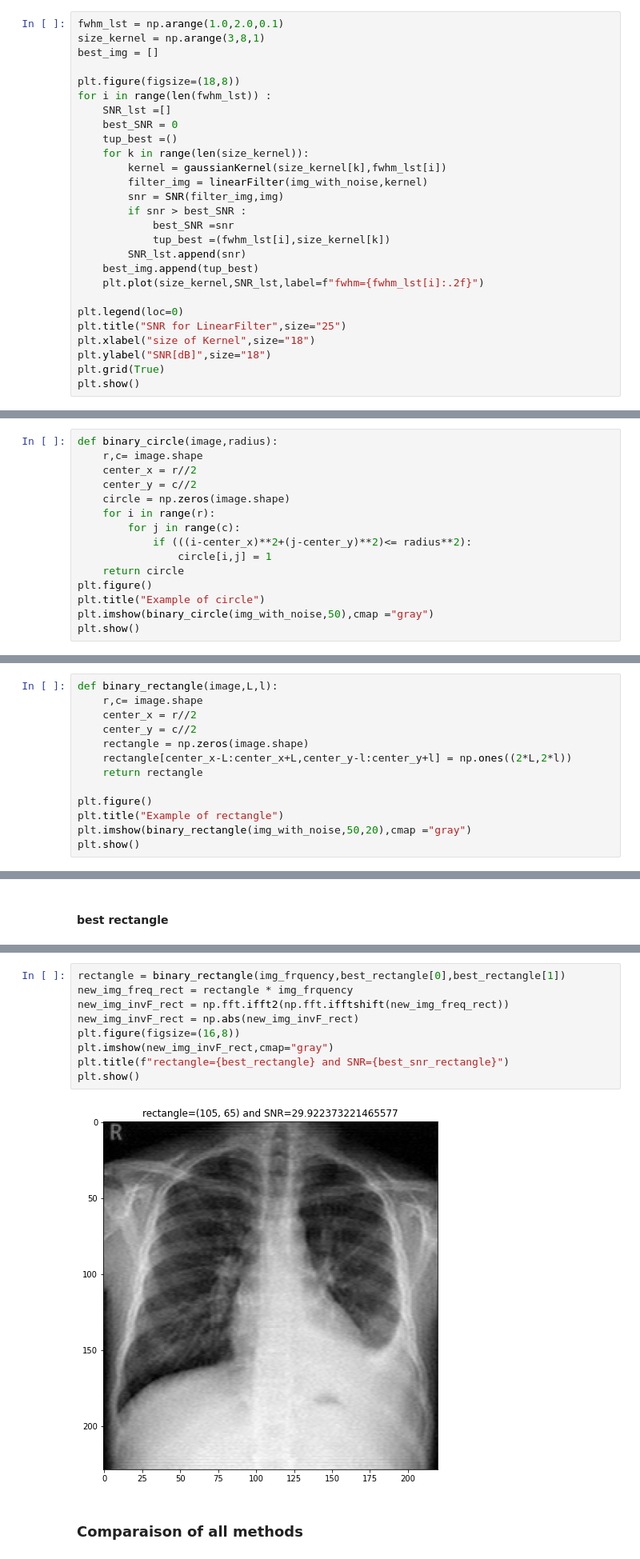
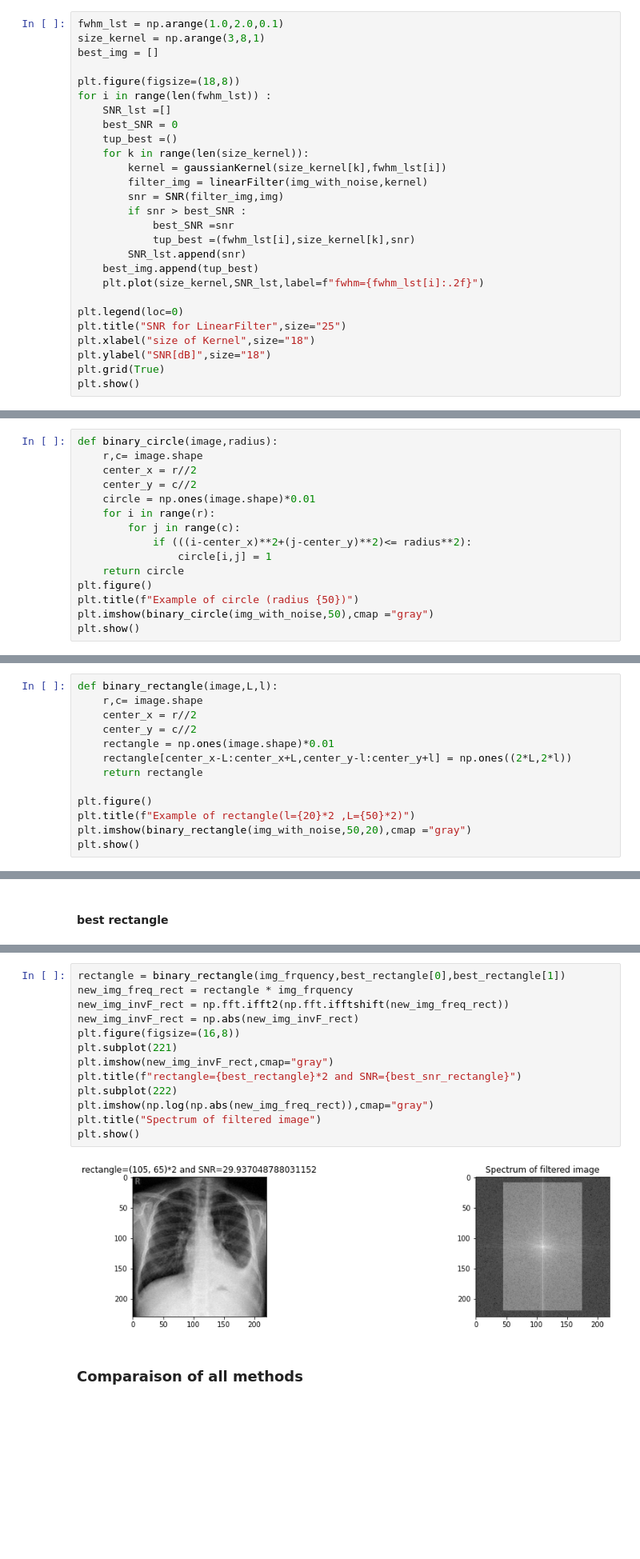
Before and after one commit to gdeside/LGBIO2050_medical_imaging, a Jupyter notebook: Challenge2/Denoising.ipynb, the cells around one changed output, grey strips where cells are left out. Shown at 80% size. Drawn from its saved outputs; the diff is of its cells as text; blank space fills up the shorter version.

```diff
--- a/Challenge2/Denoising.ipynb
+++ b/Challenge2/Denoising.ipynb
@@ -199,7 +206,7 @@ for i in range(len(fwhm_lst)) :
         snr = SNR(filter_img,img)
         if snr > best_SNR :
             best_SNR =snr
-            tup_best =(fwhm_lst[i],size_kernel[k])
+            tup_best =(fwhm_lst[i],size_kernel[k],snr)
         SNR_lst.append(snr)
     best_img.append(tup_best)
     plt.plot(size_kernel,SNR_lst,label=f"fwhm={fwhm_lst[i]:.2f}")
@@ -259,14 +270,14 @@ def binary_circle(image,radius):
     r,c= image.shape
     center_x = r//2
     center_y = c//2
-    circle = np.zeros(image.shape)
+    circle = np.ones(image.shape)*0.01
     for i in range(r):
         for j in range(c):
             if (((i-center_x)**2+(j-center_y)**2)<= radius**2):
                 circle[i,j] = 1
     return circle
 plt.figure()
-plt.title("Example of circle")
+plt.title(f"Example of circle (radius {50})")
 plt.imshow(binary_circle(img_with_noise,50),cmap ="gray")
 plt.show()
 # %% [output]
@@ -278,12 +289,12 @@ def binary_rectangle(image,L,l):
     r,c= image.shape
     center_x = r//2
     center_y = c//2
-    rectangle = np.zeros(image.shape)
+    rectangle = np.ones(image.shape)*0.01
     rectangle[center_x-L:center_x+L,center_y-l:center_y+l] = np.ones((2*L,2*l))
     return rectangle
 
 plt.figure()
-plt.title("Example of rectangle")
+plt.title(f"Example of rectangle(l={20}*2 ,L={50}*2)")
 plt.imshow(binary_rectangle(img_with_noise,50,20),cmap ="gray")
 plt.show()
 # %% [output]
@@ -368,13 +385,17 @@ plt.show()
 # %%
 rectangle = binary_rectangle(img_frquency,best_rectangle[0],best_rectangle[1])
 new_img_freq_rect = rectangle * img_frquency
 new_img_invF_rect = np.fft.ifft2(np.fft.ifftshift(new_img_freq_rect))
 new_img_invF_rect = np.abs(new_img_invF_rect)
 plt.figure(figsize=(16,8))
+plt.subplot(221)
 plt.imshow(new_img_invF_rect,cmap="gray")
-plt.title(f"rectangle={best_rectangle} and SNR={best_snr_rectangle}")
+plt.title(f"rectangle={best_rectangle}*2 and SNR={best_snr_rectangle}")
+plt.subplot(222)
+plt.imshow(np.log(np.abs(new_img_freq_rect)),cmap="gray")
+plt.title("Spectrum of filtered image")
 plt.show()
 # %% [output]
-[figure, old version]
+[figure, new version]
 # %% [markdown]
 ### Comparaison of all methods
```
Also changed, not shown: parts of 20 cells of this notebook, 3 other files.
